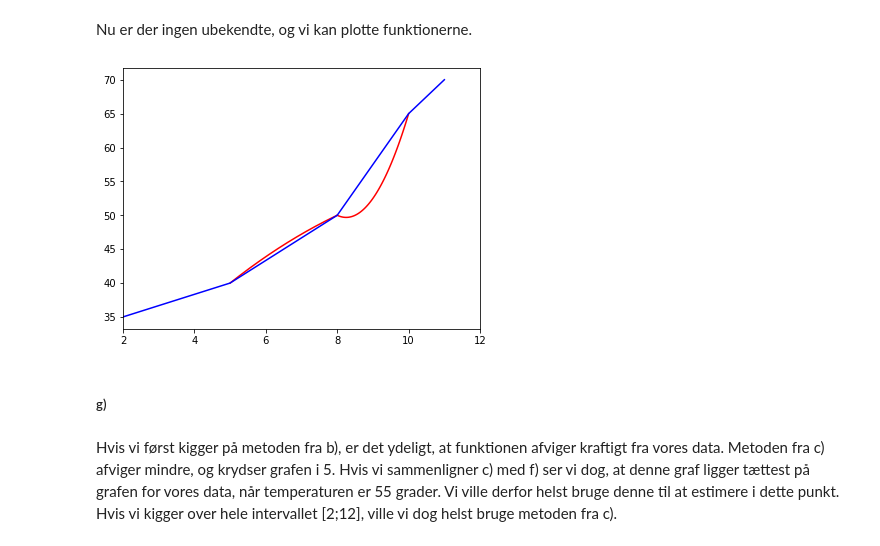
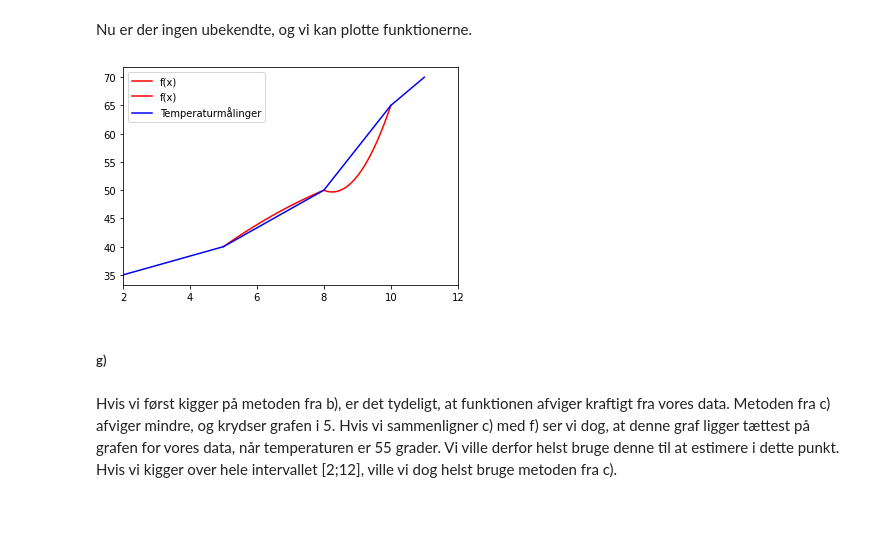
Before and after one commit to TKEglin/Aflevering-3, a Jupyter notebook: Afleveringsopgave-3.ipynb, the cells around one changed output. Saved outputs shown, nothing was run; the diff lists cells and outputs as text; code cells hidden in the pictures; blank space fills up the shorter version.

```diff
--- a/Afleveringsopgave-3.ipynb
+++ b/Afleveringsopgave-3.ipynb
@@ -211,23 +216,23 @@ Nu er der ingen ubekendte, og vi kan plotte funktionerne.
 # %%
 a, b, c, d, e, f = S
 
 x1 = np.linspace(5, 8, 150)
 x2 = np.linspace(8, 10, 100)
 
 p1 = a + b * x1 + c * x1**2
 p2 = d + e * x2 + f * x2**2
 
 fig, ax = plt.subplots() # Tegning
-ax.plot(x1, p1, 'r')
-ax.plot(x2, p2, 'r')
-ax.plot(tid, temperatur, 'b')
-8
+ax.plot(x1, p1, "r", x2, p2, 'r', label = "f(x)") # Dette er en samling af to funktioner, der tilsammen udgør f
+ax.plot(tid, temperatur, 'b', label = "Temperaturmålinger")
+ax.legend()
+
 plt.xlim([2, 12])
 plt.show()
 # %% [output]
-[figure, old version]
+[figure, new version]
 # %% [markdown]
 ##### g)
 # %% [markdown]
 
-Hvis vi først kigger på metoden fra b), er det ydeligt, at funktionen afviger kraftigt fra vores data. Metoden fra c) afviger mindre, og krydser grafen i 5. Hvis vi sammenligner c) med f) ser vi dog, at denne graf ligger tættest på grafen for vores data, når temperaturen er 55 grader. Vi ville derfor helst bruge denne til at estimere i dette punkt. Hvis vi kigger over hele intervallet [2;12], ville vi dog helst bruge metoden fra c).
+Hvis vi først kigger på metoden fra b), er det tydeligt, at funktionen afviger kraftigt fra vores data. Metoden fra c) afviger mindre, og krydser grafen i 5. Hvis vi sammenligner c) med f) ser vi dog, at denne graf ligger tættest på grafen for vores data, når temperaturen er 55 grader. Vi ville derfor helst bruge denne til at estimere i dette punkt. Hvis vi kigger over hele intervallet [2;12], ville vi dog helst bruge metoden fra c).
```
Also changed, not shown: parts of 6 cells of this notebook.
